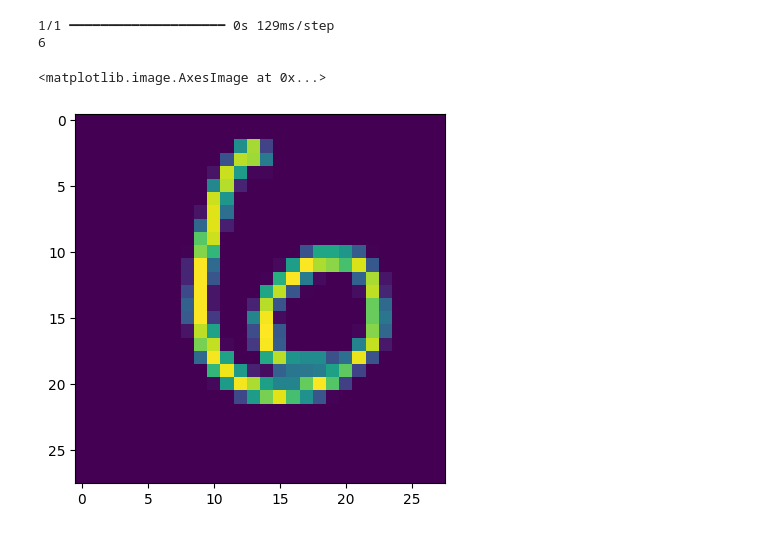
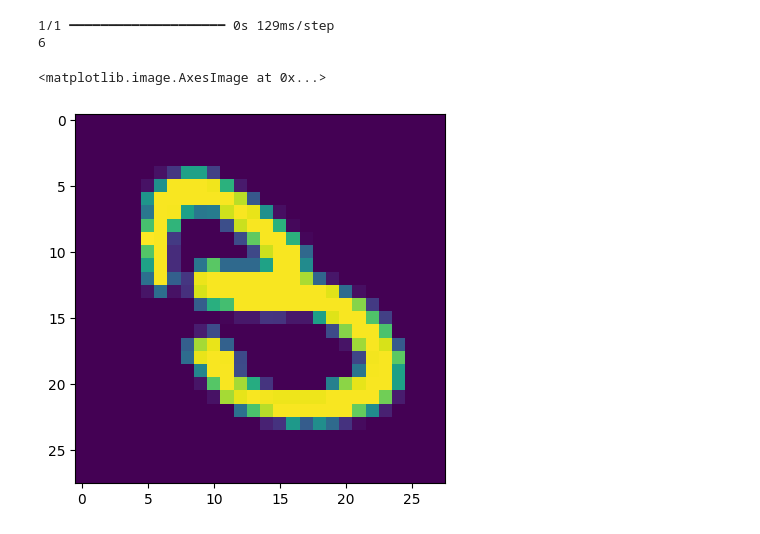
Before and after one commit to realmatthewpeng/percept, a Jupyter notebook: test_notebooks/classifier_evaluator_test.ipynb, the cells around one changed output. Saved outputs shown, nothing was run; the diff lists cells and outputs as text; code cells hidden in the pictures.

```diff
--- a/test_notebooks/classifier_evaluator_test.ipynb
+++ b/test_notebooks/classifier_evaluator_test.ipynb
@@ -149,12 +224,15 @@ WARNING:absl:Compiled the loaded model, but the compiled metrics have yet to be
 1/1 ━━━━━━━━━━━━━━━━━━━━ 0s 129ms/step
 6
 # %%
+from PIL import Image
 import matplotlib.pyplot as plt
+import pandas as pd
+import io
 
 %matplotlib inline
-test = pd.read_parquet("datasets/MNIST/test.parquet")
-image = Image.open(io.BytesIO(test["image"].iloc[100]['bytes']))
+test = pd.read_parquet("../datasets/MNIST/test.parquet")
+image = Image.open(io.BytesIO(test["image"].iloc[18]['bytes']))
 plt.imshow(image)
 # %% [output]
 <matplotlib.image.AxesImage at 0x...>
-[figure, old version]
+[figure, new version]
```
Also changed, not shown: parts of 6 cells of this notebook, 3 other files.
